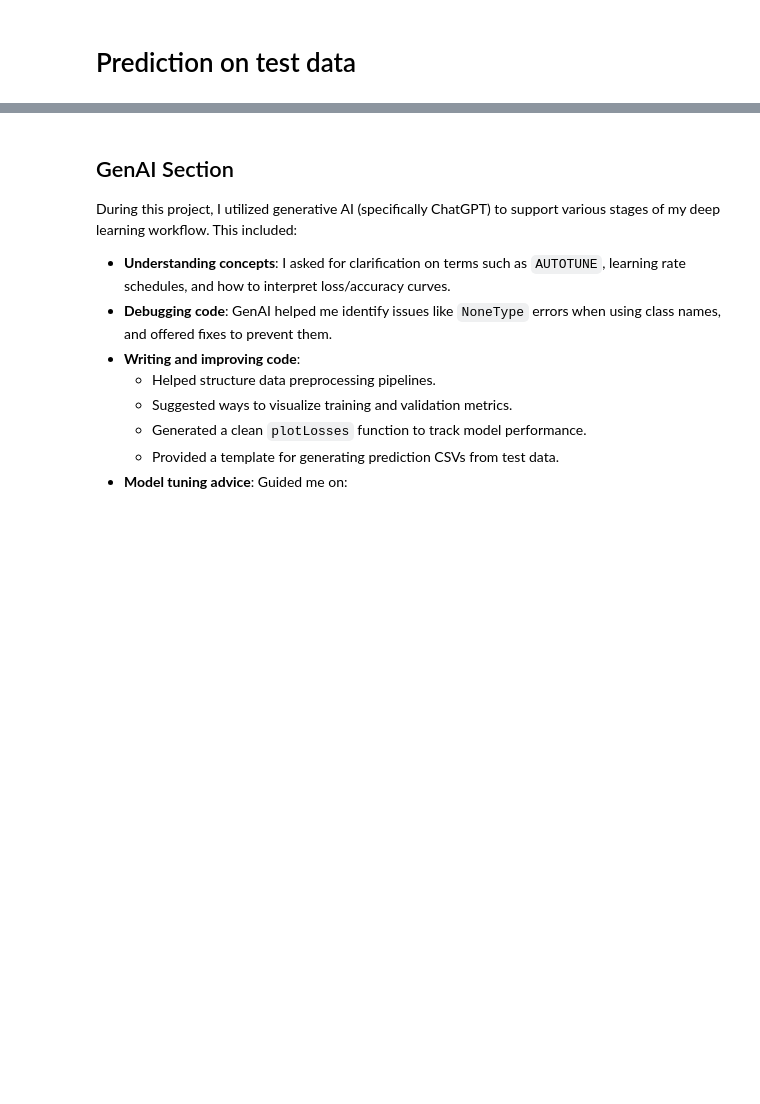
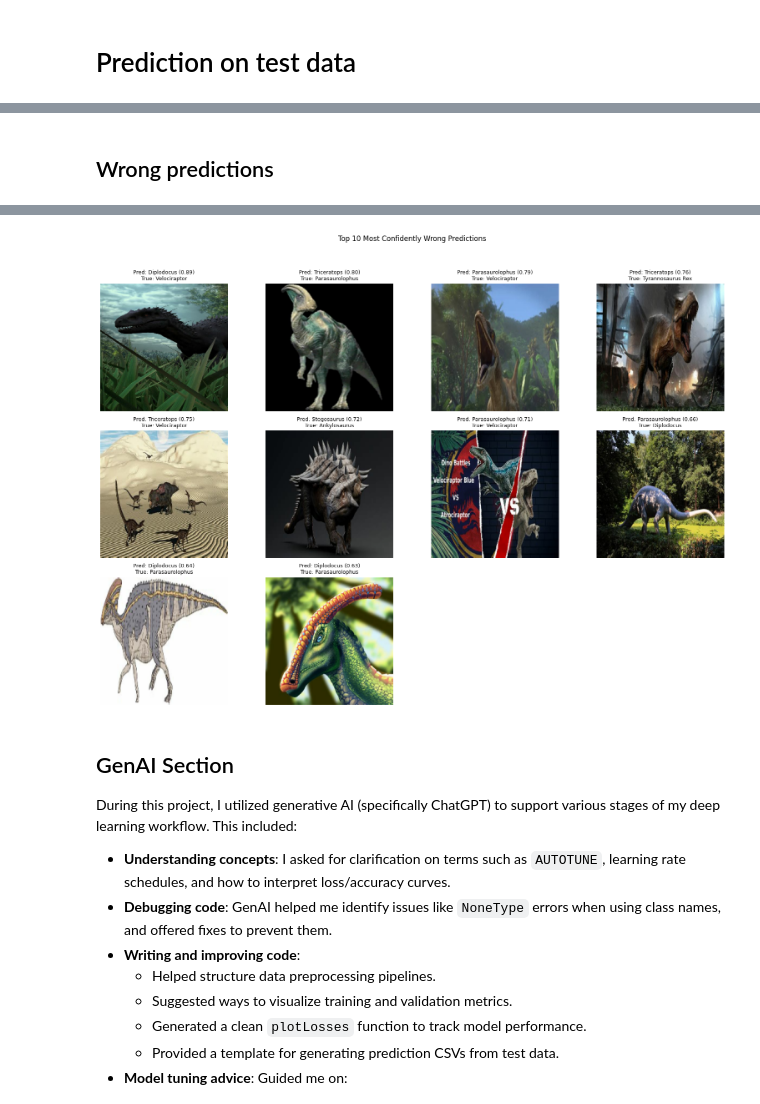
Before and after one commit to Iljas-Leys/Dino, a Jupyter notebook: dino.ipynb, the cells around one changed output, grey strips where cells are left out. Saved outputs shown, nothing was run; the diff lists cells and outputs as text; code cells hidden in the pictures; blank space fills up the shorter version.

```diff
--- a/dino.ipynb
+++ b/dino.ipynb
@@ -271,7 +287,7 @@ early_stop = EarlyStopping(monitor='val_loss', patience=2, restore_best_weights=
 
 history_finetuned = model_resnet.fit(train_ds,
                  validation_data=validation_ds,
-                 epochs=10,
+                 epochs=MAX_EPOCH_RUN_2,
                  #callbacks=[early_stop]
                  )
 # %% [output]
@@ -375 +387,43 @@ print("Predictions saved to dino_predictions.csv")
 Predictions saved to dino_predictions.csv
+# %% [markdown]
+## Wrong predictions
+# %%
+# Predict on validation set (which is preprocessed using preprocess_input)
+predictions = model_resnet.predict(X_val)
+predicted_classes = np.argmax(predictions, axis=1)
+errors = predicted_classes != y_val_labels
+
+# Get the wrong predictions and their data
+wrong_images = X_val[errors]  # These are in [-1, 1] because of preprocess_input
+wrong_preds = predictions[errors]
+wrong_true_labels = y_val_labels[errors]
+wrong_pred_classes = predicted_classes[errors]
+
+# Calculate the confidence
+confidences = np.max(wrong_preds, axis=1)
+
+# Sort by highest wrong confidence
+sorted_indices = np.argsort(-confidences)
+
+# Number of images to show
+top_n = 10
+cols = 4
+rows = int(np.ceil(top_n / cols))
+
+plt.figure(figsize=(cols * 4, rows * 4))
+for i in range(min(top_n, len(wrong_images))):
+    idx = sorted_indices[i]
+    img = wrong_images[idx]
+
+    # ✅ Fix for ResNetV2 preprocessing: [-1, 1] → [0, 255]
+    img = ((img + 1.0) * 127.5).astype(np.uint8)
+
+    plt.subplot(rows, cols, i + 1)
+    plt.imshow(img)
+    plt.title(f"Pred: {class_names[wrong_pred_classes[idx]]} ({confidences[idx]:.2f})\nTrue: {class_names[wrong_true_labels[idx]]}", fontsize=9)
+    plt.axis('off')
+
+plt.suptitle(f"Top {top_n} Most Confidently Wrong Predictions")
+plt.tight_layout(rect=[0, 0.03, 1, 0.95])
+plt.show()
+# %% [output]
@@ -376,3 +431,4 @@ Predictions saved to dino_predictions.csv
+[figure, added]
 # %% [markdown]
 ## GenAI Section
 During this project, I utilized generative AI (specifically ChatGPT) to support various stages of my deep learning workflow. This included:
```
Also changed, not shown: parts of 15 cells of this notebook, 27 other files.
